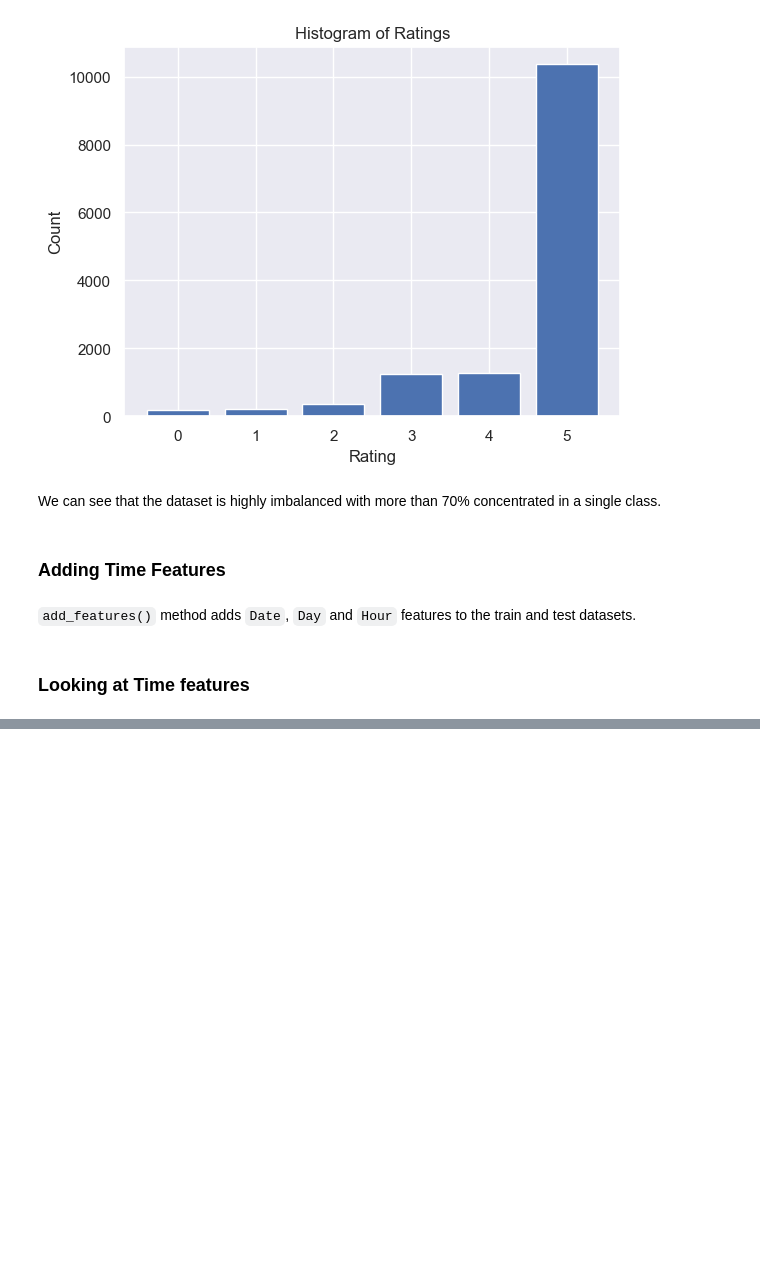
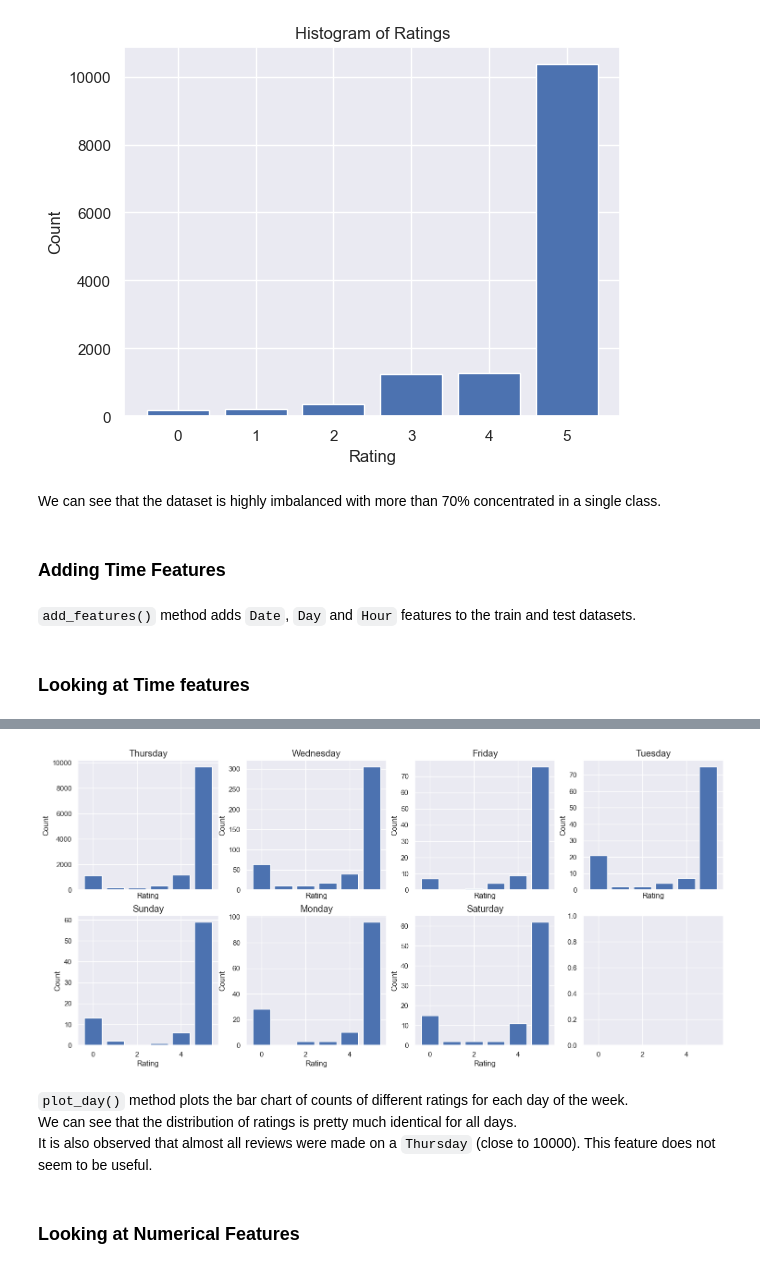
Before and after one commit to seg-fault123/mlp_project, a Jupyter notebook: level1.ipynb, the cells around one changed output, grey strips where cells are left out. Saved outputs shown, nothing was run; the diff lists cells and outputs as text; code cells hidden in the pictures; blank space fills up the shorter version.

```diff
--- a/level1.ipynb
+++ b/level1.ipynb
@@ -108,0 +115,20 @@ plt.ax
+# %%
+def plot_day(dataset):
+    fig, axs=plt.subplots(2, 4, sharex=True)
+    fig.set_size_inches(18, 8)
+    for i, day in enumerate(dataset['Day'].unique()):
+        data=dataset.loc[dataset['Day']==day]
+        plot_data=data['Rating'].value_counts(ascending=True)
+        axs[int(i/4), i%4].bar(plot_data.index, plot_data.values)
+        axs[int(i/4), i%4].set_title(day, fontsize="large")
+        axs[int(i/4), i%4].set_xlabel("Rating")
+        axs[int(i/4), i%4].set_ylabel("Count")
+plot_day(train_data)
+# %% [output]
+[figure, added]
+# %% [markdown]
+`plot_day()` method plots the bar chart of counts of different ratings for each day of the week. \
+We can see that the distribution of ratings is pretty much identical for all days. \
+It is also observed that almost all reviews were made on a `Thursday` (close to 10000). This feature does not seem to be useful.
+# %% [markdown]
+### Looking at Numerical Features
```
Also changed, not shown: parts of 76 cells of this notebook.
